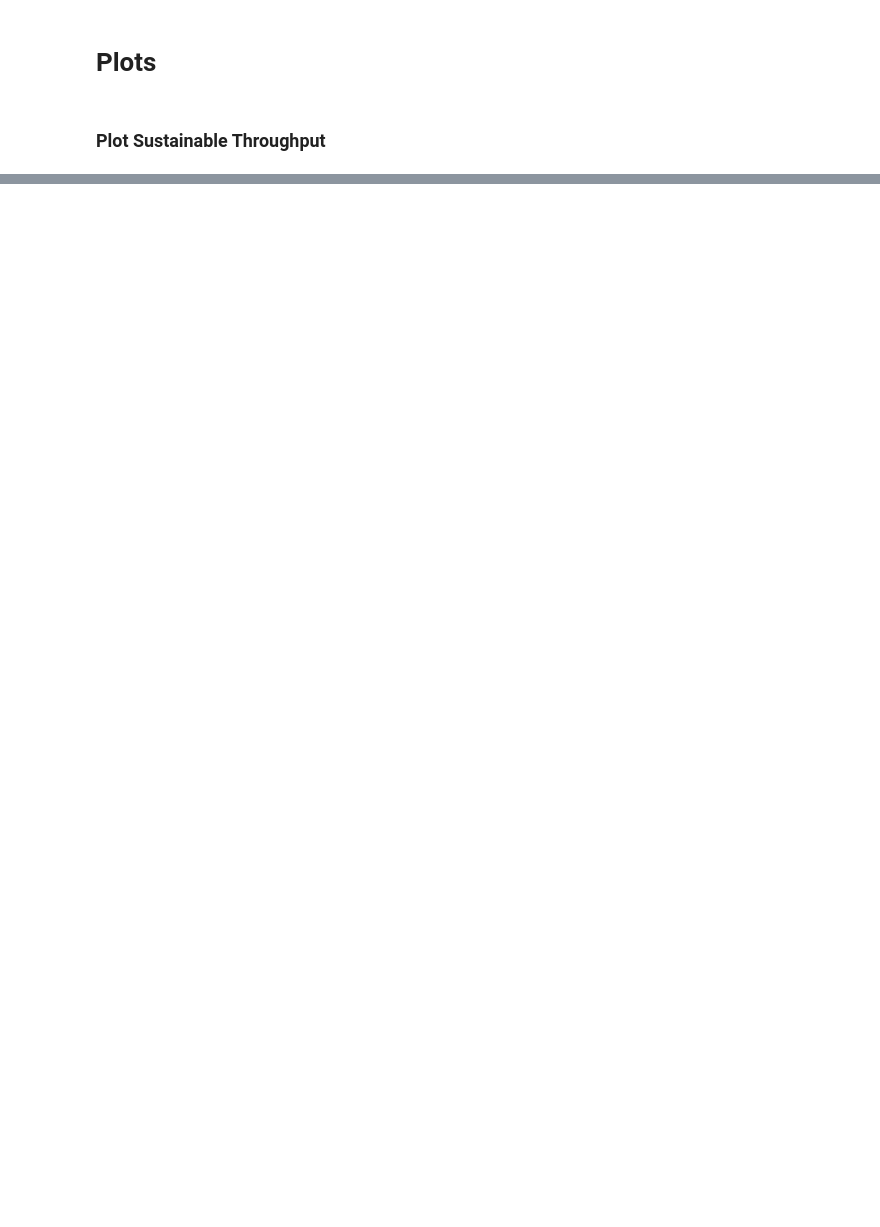
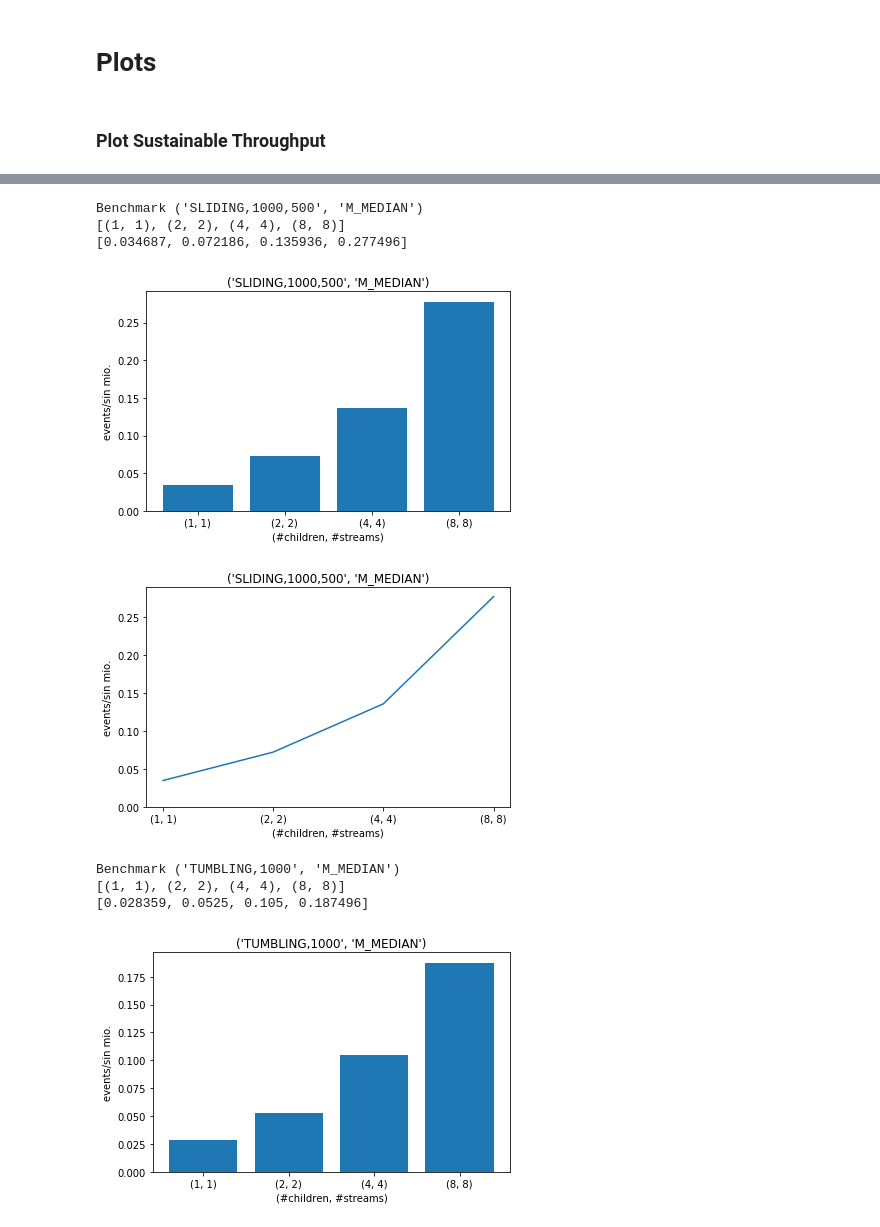
Before and after one commit to hpides/disco, a Jupyter notebook: eval/sustainable_throughput_analysis.ipynb, the cells around one changed output, grey strips where cells are left out. Drawn from its saved outputs; the diff is of its cells as text; code cells hidden in the pictures; blank space fills up the shorter version.

```diff
--- a/eval/sustainable_throughput_analysis.ipynb
+++ b/eval/sustainable_throughput_analysis.ipynb
@@ -100,33 +178,44 @@ for benchmark, run_throughputs in sorted(ALL_THROUGHPUTS.items()):
 # %%
 import matplotlib.pyplot as plt
 
 
 def plot_multi_child_throghputs(child_streams, throughputs, title):
     plt.bar(range(len(throughputs)), throughputs)
     plt.ylabel("events/sin mio.")
     plt.xlabel("(#children, #streams)")
-    plt.xticks(range(len(streams)), [f"({n_child}, {n_stream})" for n_child, n_stream in child_streams])
+    plt.xticks(range(len(child_streams)), [f"({n_child}, {n_stream})" for n_child, n_stream in child_streams])
     plt.title(title)
     plt.ylim(ymin=0)
+#     plt.savefig(f"/tmp/plots/{title[0].replace(',', '_')}_{title[1]}.png")
     plt.show()
 
     plt.plot(throughputs)
     plt.ylabel("events/sin mio.")
     plt.xlabel("(#children, #streams)")
-    plt.xticks(range(len(streams)), [f"({n_child}, {n_stream})" for n_child, n_stream in child_streams])
+    plt.xticks(range(len(child_streams)), [f"({n_child}, {n_stream})" for n_child, n_stream in child_streams])
     plt.title(title)
     plt.ylim(ymin=0)
     plt.show()
 
-for benchmark, run_throughputs in sorted(ALL_THROUGHPUTS.items()):
+for benchmark, run_throughputs in sorted(MATRIX_TP.items()):
     print(f"Benchmark {benchmark}")
     bm_child_streams = []
     bm_throughputs = []
     for (num_children, num_streams), throughput in sorted(run_throughputs.items()):
         if num_children != num_streams:
             continue
         bm_child_streams.append((num_children, num_streams))
         bm_throughputs.append((num_streams * throughput) / 1_000_000)
     print(bm_child_streams)
     print(bm_throughputs)
     plot_multi_child_throghputs(bm_child_streams, bm_throughputs, benchmark)
+# %% [output]
+Benchmark ('SLIDING,1000,500', 'M_MEDIAN')
+[(1, 1), (2, 2), (4, 4), (8, 8)]
+[0.034687, 0.072186, 0.135936, 0.277496]
+[figure, added]
+[figure, added]
+Benchmark ('TUMBLING,1000', 'M_MEDIAN')
+[(1, 1), (2, 2), (4, 4), (8, 8)]
+[0.028359, 0.0525, 0.105, 0.187496]
+[figure, added]
```
Also changed, not shown: parts of 7 cells of this notebook, 12 other files.
